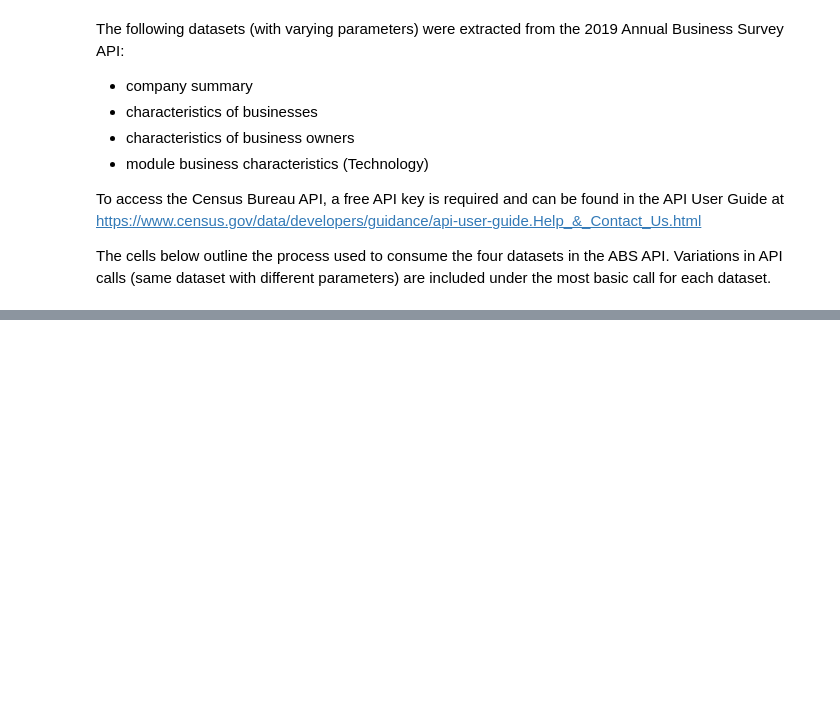
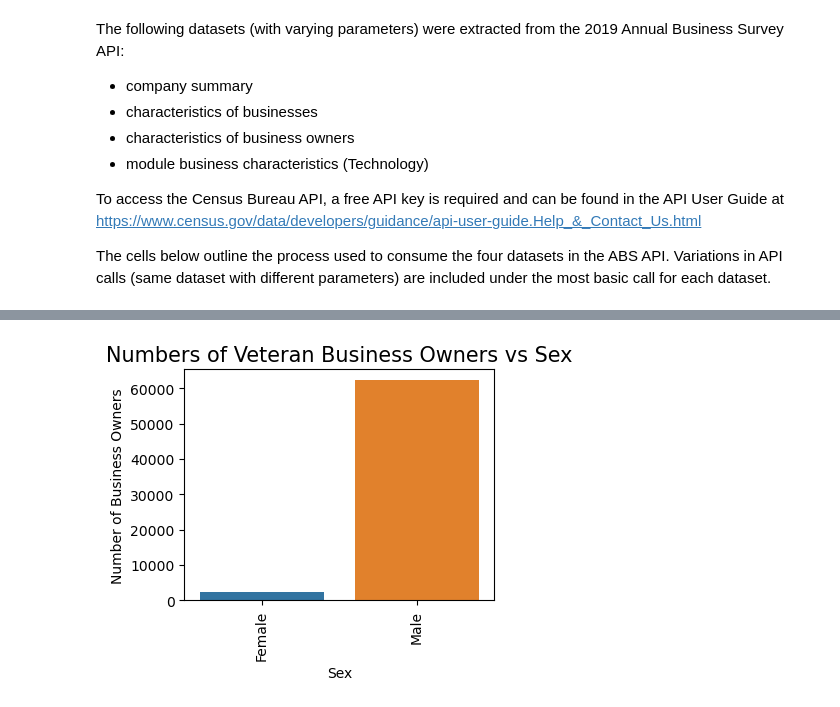
Before and after one commit to Group5Dev10/ASMT08-, a Jupyter notebook: ETL_Report.ipynb, the cells around one changed output, grey strips where cells are left out. Saved outputs shown, nothing was run; the diff lists cells and outputs as text; code cells hidden in the pictures; blank space fills up the shorter version.

```diff
--- a/ETL_Report.ipynb
+++ b/ETL_Report.ipynb
@@ -217,0 +160,32 @@ Stephen's Transformations
+# %%
+# Veteran Sex DF:  Created new DF from the extracted DF to drill down focusing on Veterans' sex.
+vet_sex = ev.loc[(ev.OWNER_SEX != '001')&(ev.OWNER_VET != '001')]
+vet_sex = vet_sex.loc[(vet_sex.OWNCHAR_LABEL != 'Total reporting')]
+vet_sex = vet_sex[['OWNER_VET_LABEL','OWNER_SEX_LABEL','OWNPDEMP']]
+vet_sex['OWNPDEMP'] = vet_sex['OWNPDEMP'].astype(int)
+veteran_sex = vet_sex.loc[(vet_sex.OWNER_VET_LABEL == 'Veteran')].copy()
+# %%
+# Visualizations for the Veteran Sex DF
+
+# pyplot scatterplot
+# plt.figure(figsize = (4,3))
+# plt.scatter(x = veteran_sex['OWNER_SEX_LABEL'],
+#             y = veteran_sex['OWNPDEMP'],
+#             marker = 'x',
+#             alpha = .5,
+#             color = 'purple')
+# plt.xticks(rotation = 15)
+# plt.title('Numbers of Veteran Business Owners vs Sex', size = 15);
+# plt.xlabel('Sex');
+# plt.ylabel('Number of Business Owners');
+
+#seaborn barplot
+sns.set_palette(palette='tab10')
+plt.figure(figsize=(4,3))
+sns.barplot(x = veteran_sex['OWNER_SEX_LABEL'], y = veteran_sex['OWNPDEMP'], ci=None)
+plt.xticks(rotation = 90)
+plt.title('Numbers of Veteran Business Owners vs Sex', size = 15);
+plt.xlabel('Sex');
+plt.ylabel('Number of Business Owners');
+# %% [output]
+[figure, added]
```
Also changed, not shown: parts of 59 cells of this notebook.
